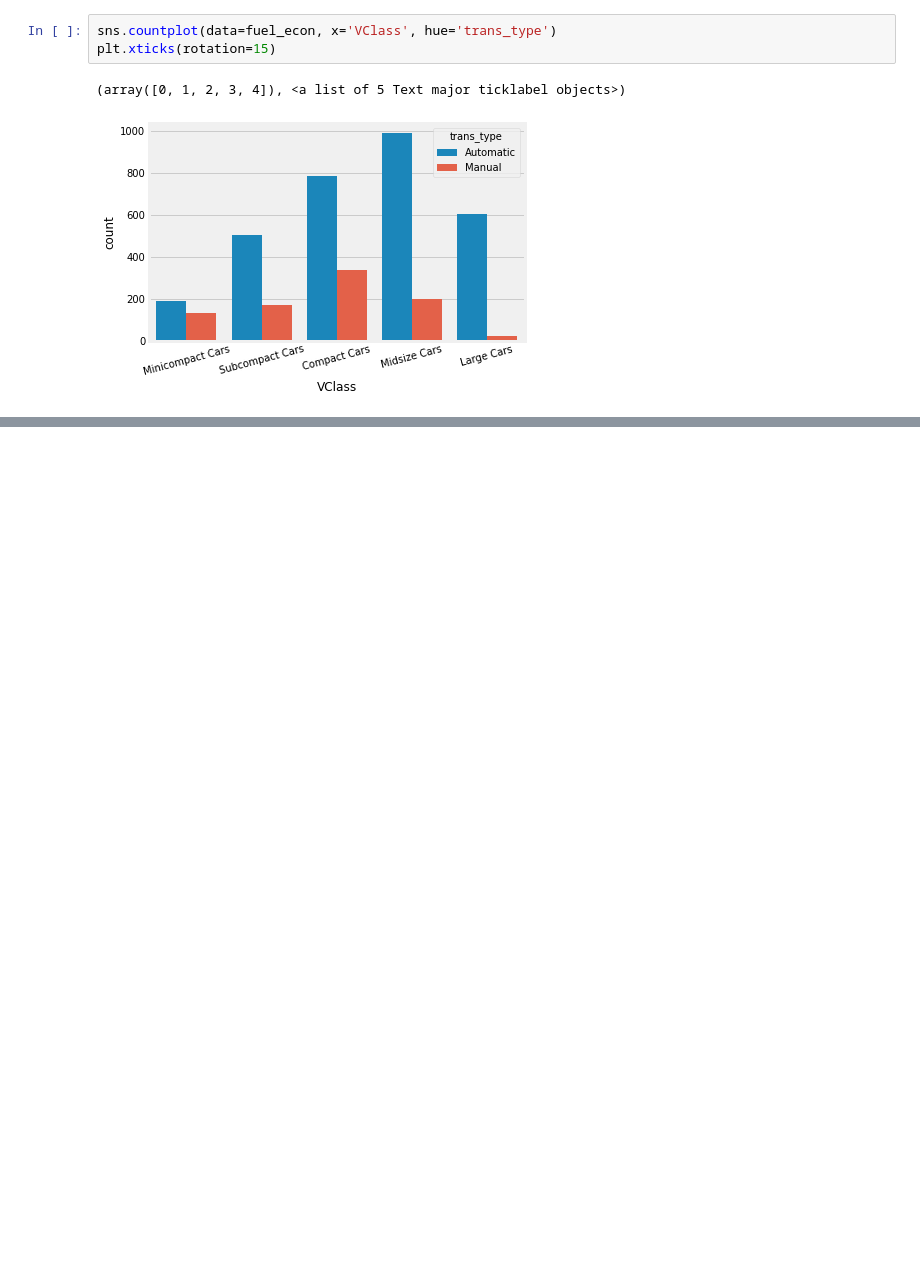
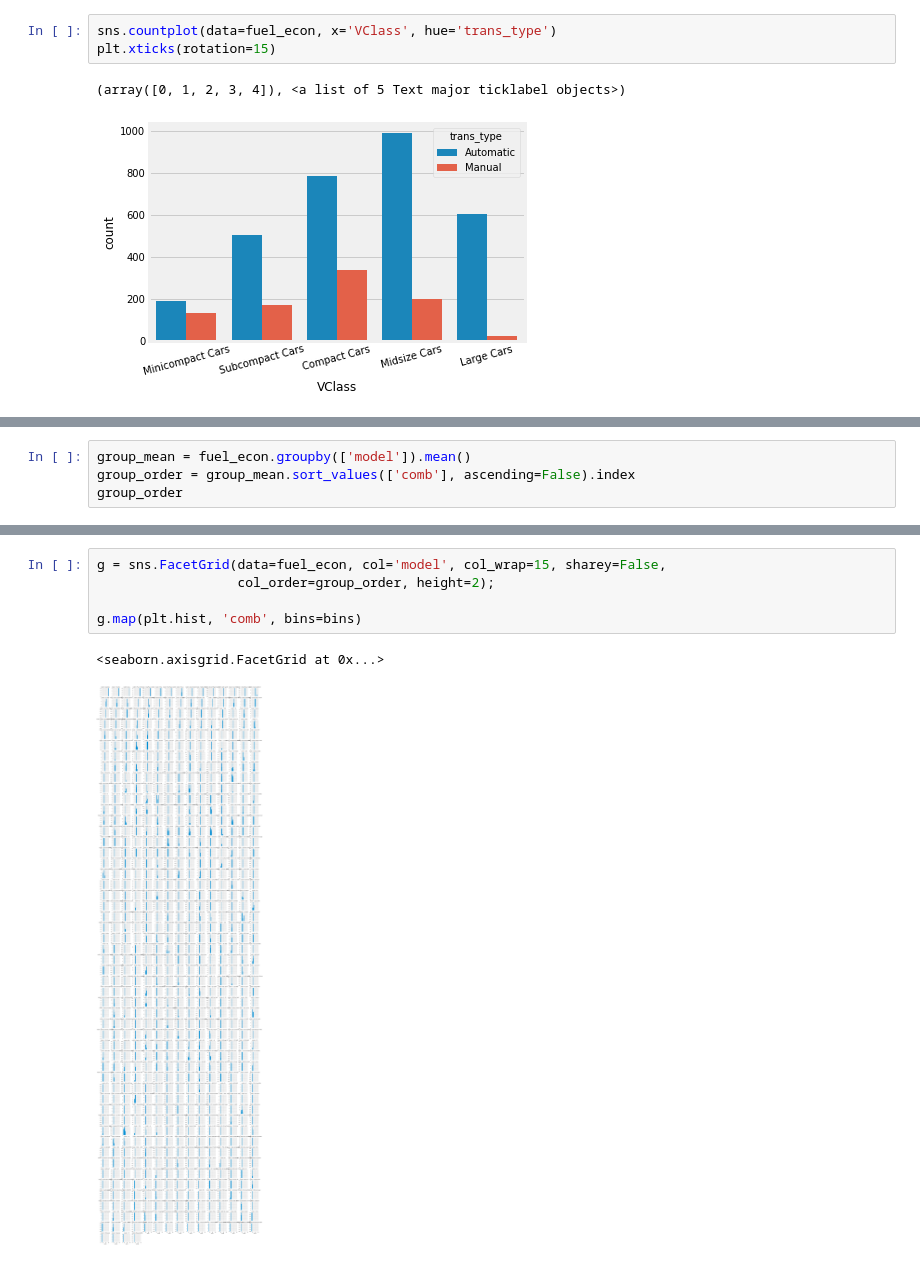
Before and after one commit to dajebbar/AIPND, a Jupyter notebook: Matplotlib_and_Seaborn.ipynb, the cells around one changed output, grey strips where cells are left out. Saved outputs shown, nothing was run; the diff lists cells and outputs as text; blank space fills up the shorter version.

```diff
--- a/Matplotlib_and_Seaborn.ipynb
+++ b/Matplotlib_and_Seaborn.ipynb
@@ -708,0 +717,4 @@ plt.xticks(rotation=15)
+# %%
+group_mean = fuel_econ.groupby(['model']).mean()
+group_order = group_mean.sort_values(['comb'], ascending=False).index
+group_order
@@ -708,0 +731,8 @@ plt.xticks(rotation=15)
+# %%
+g = sns.FacetGrid(data=fuel_econ, col='model', col_wrap=15, sharey=False,
+                  col_order=group_order, height=2);
+
+g.map(plt.hist, 'comb', bins=bins)
+# %% [output]
+<seaborn.axisgrid.FacetGrid at 0x...>
+[figure, added]
```
Also changed, not shown: parts of 13 cells of this notebook.
